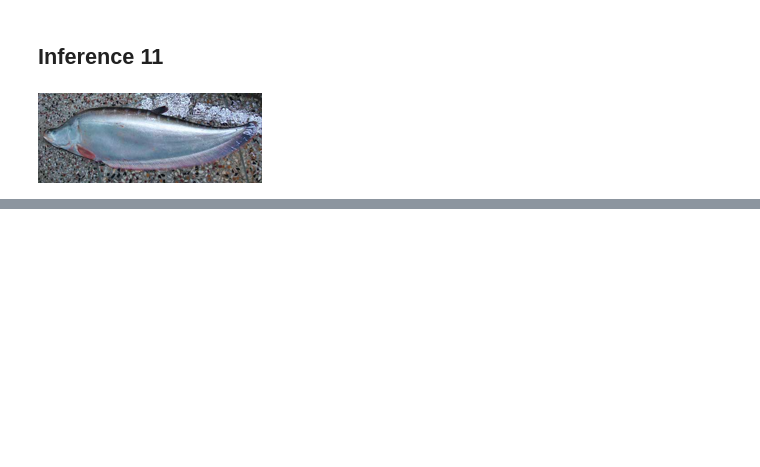
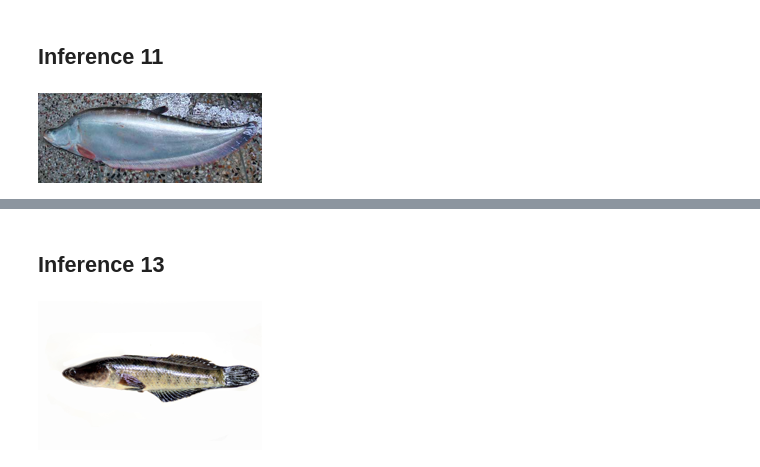
Before and after one commit to Neloy-Barman/Interpretable-Bengali-Fish-Recognizer, a Jupyter notebook: Notebooks/model_inference.ipynb, the cells around one changed output, grey strips where cells are left out. Saved outputs shown, nothing was run; the diff lists cells and outputs as text; code cells hidden in the pictures; blank space fills up the shorter version.

```diff
--- a/Notebooks/model_inference.ipynb
+++ b/Notebooks/model_inference.ipynb
@@ -210,0 +227,8 @@ model.predict(image_11_path)
+# %% [markdown]
+## **Inference 13**
+# %%
+image_13_path = "test images/unknown_13.jpg"
+image_13 = Image.open(image_13_path)
+image_13.to_thumb(224,224)
+# %% [output]
+[figure, added]
```
Also changed, not shown: parts of 29 cells of this notebook.
